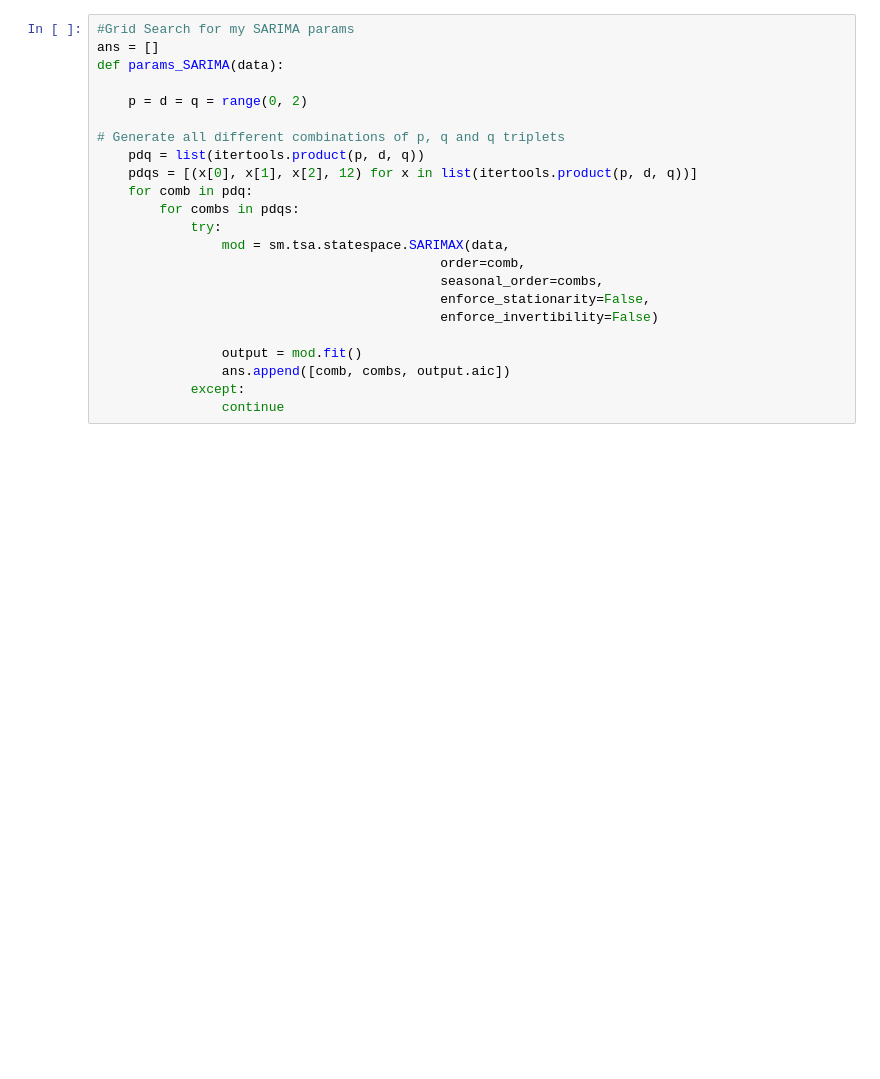
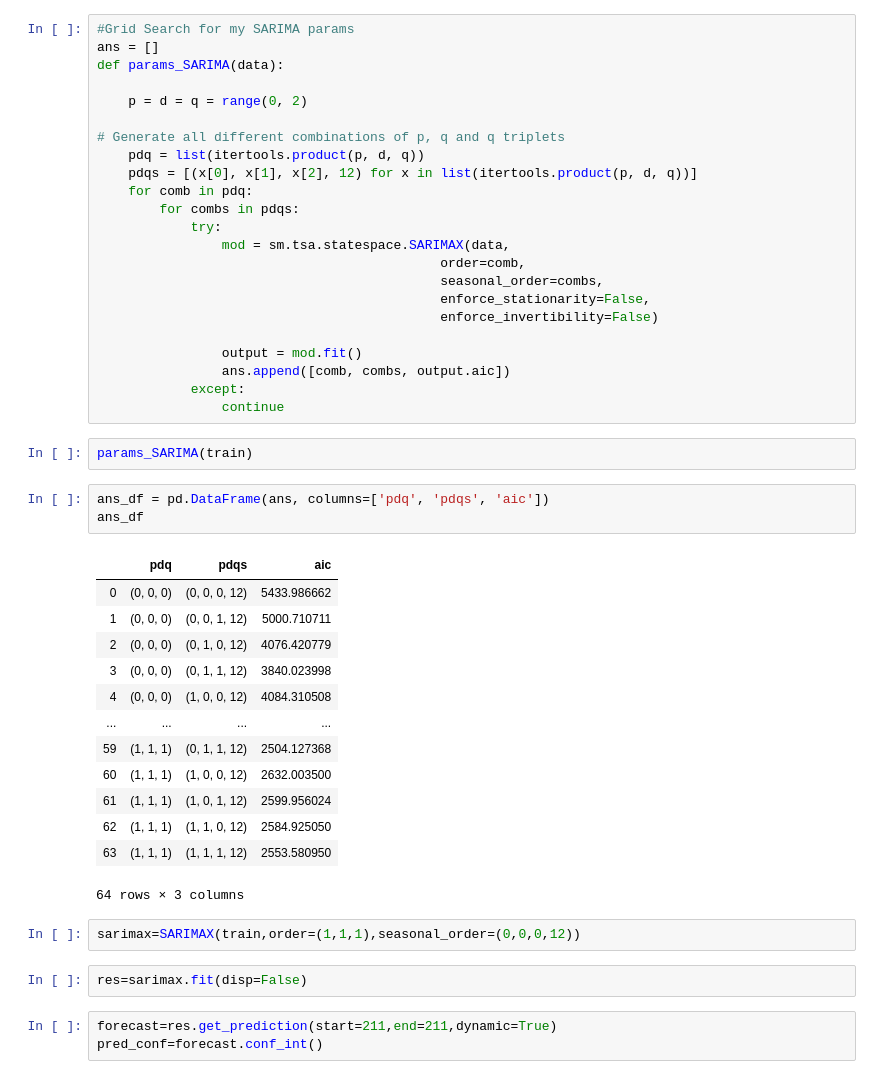
Before and after one commit to LeDorean/zillow_project_review, a Jupyter notebook: notebooks/Untitled.ipynb, the cells around one changed output. Drawn from its saved outputs; the diff is of its cells as text; blank space fills up the shorter version.

```diff
--- a/notebooks/Untitled.ipynb
+++ b/notebooks/Untitled.ipynb
@@ -501,3 +501,29 @@ def params_SARIMA(data):
                 ans.append([comb, combs, output.aic])
             except:
                 continue
+# %%
+params_SARIMA(train)
+# %%
+ans_df = pd.DataFrame(ans, columns=['pdq', 'pdqs', 'aic'])
+ans_df
+# %% [output]
+|  | pdq | pdqs | aic |
+| 0 | (0, 0, 0) | (0, 0, 0, 12) | 5433.986662 |
+| 1 | (0, 0, 0) | (0, 0, 1, 12) | 5000.710711 |
+| 2 | (0, 0, 0) | (0, 1, 0, 12) | 4076.420779 |
+| 3 | (0, 0, 0) | (0, 1, 1, 12) | 3840.023998 |
+| 4 | (0, 0, 0) | (1, 0, 0, 12) | 4084.310508 |
+| ... | ... | ... | ... |
+| 59 | (1, 1, 1) | (0, 1, 1, 12) | 2504.127368 |
+| 60 | (1, 1, 1) | (1, 0, 0, 12) | 2632.003500 |
+| 61 | (1, 1, 1) | (1, 0, 1, 12) | 2599.956024 |
+| 62 | (1, 1, 1) | (1, 1, 0, 12) | 2584.925050 |
+| 63 | (1, 1, 1) | (1, 1, 1, 12) | 2553.580950 |
+64 rows × 3 columns
+# %%
+sarimax=SARIMAX(train,order=(1,1,1),seasonal_order=(0,0,0,12))
+# %%
+res=sarimax.fit(disp=False)
+# %%
+forecast=res.get_prediction(start=211,end=211,dynamic=True)
+pred_conf=forecast.conf_int()
```
Also changed, not shown: parts of 7 cells of this notebook.
